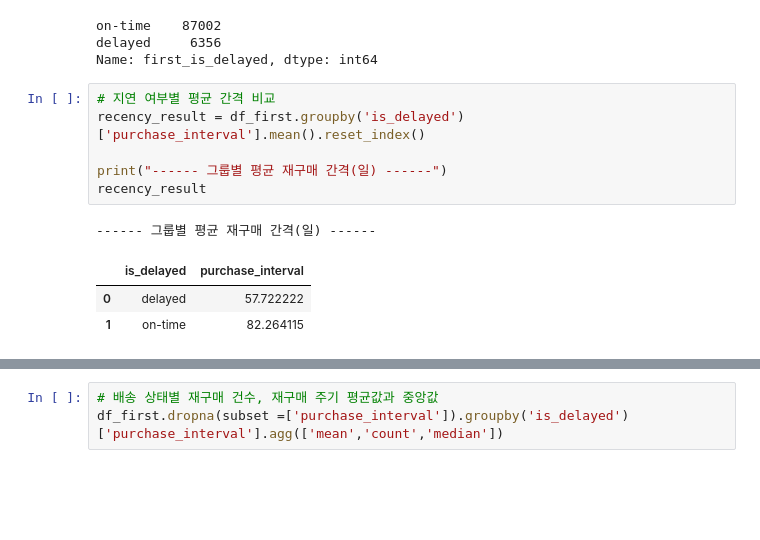
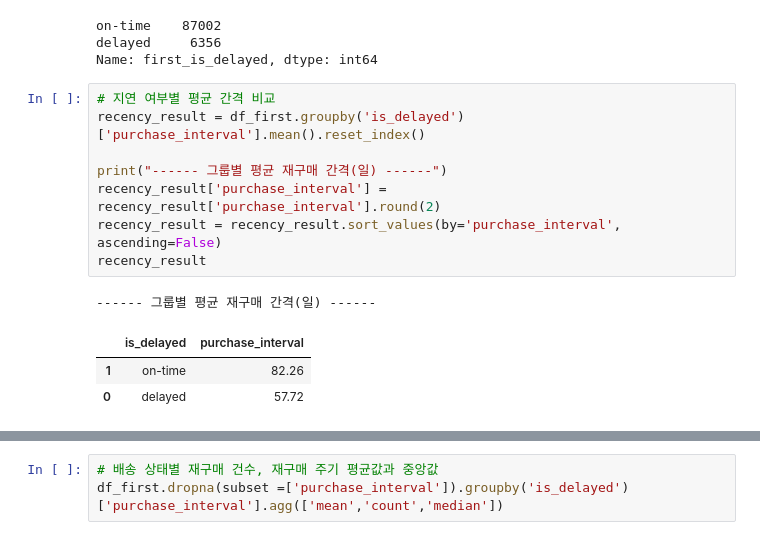
Before and after one commit to eunsung20311-dot/Olist-E-commerce-Analysis, a Jupyter notebook: 2.Hypothesis_Testing.ipynb, the cells around one changed output, grey strips where cells are left out. Cells and saved outputs as stored; diff of their text form; blank space fills up the shorter version.

```diff
--- a/2.Hypothesis_Testing.ipynb
+++ b/2.Hypothesis_Testing.ipynb
@@ -499,11 +526,13 @@ Name: first_is_delayed, dtype: int64
 # %%
 # 지연 여부별 평균 간격 비교
 recency_result = df_first.groupby('is_delayed')['purchase_interval'].mean().reset_index()
 
 print("------ 그룹별 평균 재구매 간격(일) ------")
+recency_result['purchase_interval'] = recency_result['purchase_interval'].round(2)
+recency_result = recency_result.sort_values(by='purchase_interval', ascending=False)
 recency_result
 # %% [output]
 ------ 그룹별 평균 재구매 간격(일) ------
 |  | is_delayed | purchase_interval |
-| 0 | delayed | 57.722222 |
-| 1 | on-time | 82.264115 |
+| 1 | on-time | 82.26 |
+| 0 | delayed | 57.72 |
```
Also changed, not shown: parts of 28 cells of this notebook.
